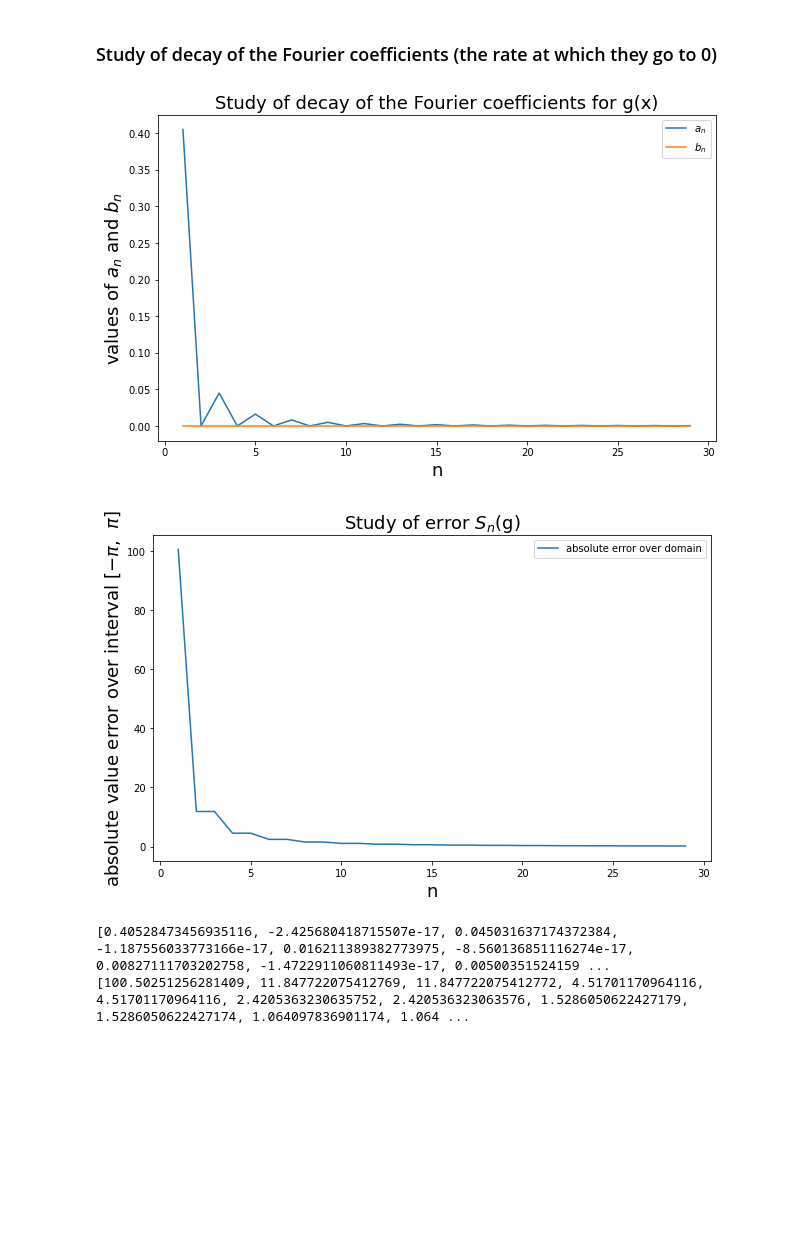
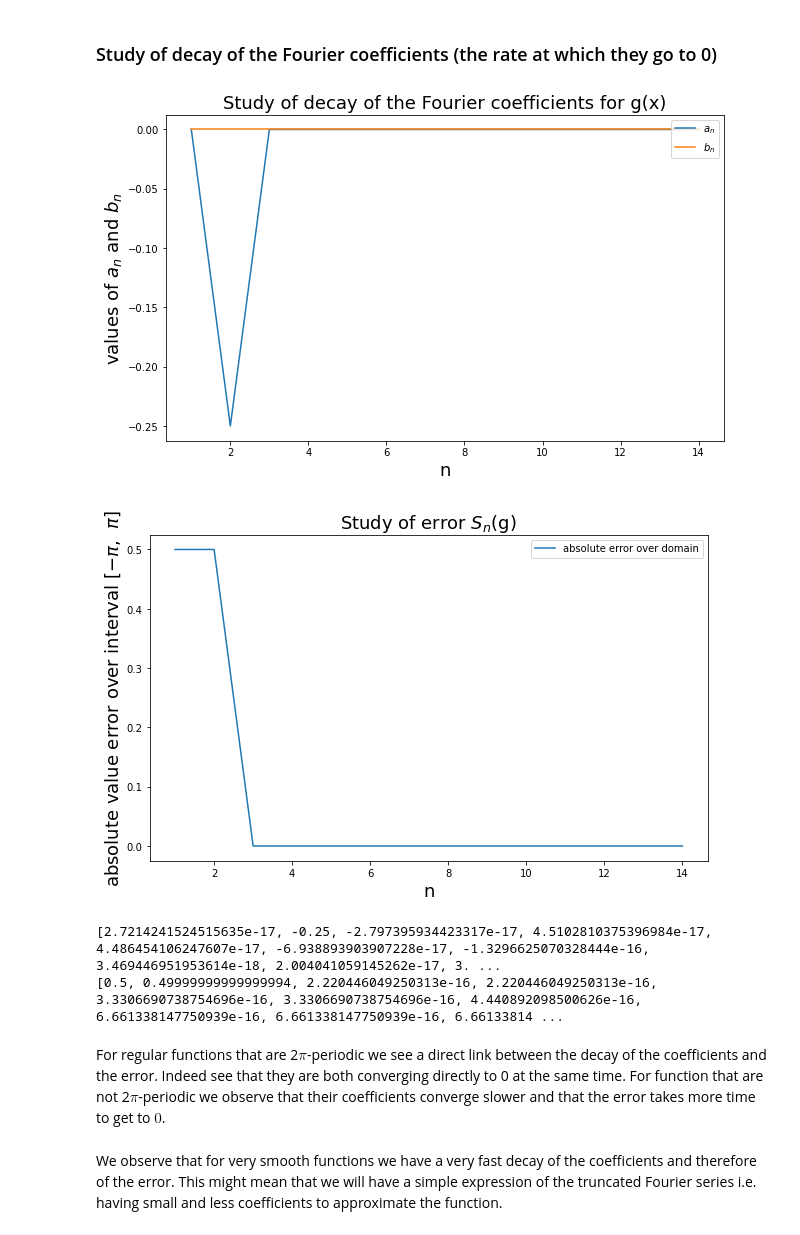
Before and after one commit to Kev1MSL/MAA-106-Project, a Jupyter notebook: Project_Li_Messali.ipynb, the cells around one changed output. Drawn from its saved outputs; the diff is of its cells as text; code cells hidden in the pictures; blank space fills up the shorter version.

```diff
--- a/Project_Li_Messali.ipynb
+++ b/Project_Li_Messali.ipynb
@@ -123,7 +123,7 @@ def truncated_fourier_series(f, x, N):
     temp = a_0
     for i in range(1,N):
         a_i = an_f(f, i)
-        b_i = bn_f(f, i)
+        b_i = bn_f()
         temp += 2*(a_i*np.cos(i*x) + b_i*np.sin(i*x))
     return temp
 
@@ -146,40 +146,48 @@ bn_g(10): 0.0
 # %% [markdown]
 ### Study of decay of the Fourier coefficients (the rate at which they go to 0)
 # %%
-n = 30
+n = 15
 N = np.arange(1, n)
-X = np.linspace(-np.pi, np.pi, 200)
+X = np.linspace(-np.pi, np.pi, 100)
 a_n = list()
 b_n = list()
 error_n = list()
 
+def g(x):
+    return np.sin(x) ** 2
+
 for i in N:
     a_n.append(an_f(g, i))
     b_n.append(bn_f(g, i))
-    error_n.append( sum(np.abs(g(X)-truncated_fourier_series(g, X, i))) )
+    error_n.append( max(np.abs(g(X)-truncated_fourier_series(g, X, i))) )
+    # error_n.append(integrate.quad(lambda x: g(x) - truncated_fourier_series(g, x, i), -np.pi, np.pi)[0])
 
 
 plt.figure(figsize=(10, 6))
 plt.plot(N, a_n, label='$a_n$')
 plt.plot(N, b_n, label='$b_n$')
 plt.xlabel('n', fontsize = 18)
 plt.ylabel('values of $a_n$ and $b_n$', fontsize = 18)
 plt.legend(loc='upper right')
 plt.title('Study of decay of the Fourier coefficients for g(x)', fontsize = 18)
 plt.show()
 
 plt.figure(figsize=(10, 6))
 plt.plot(N, error_n, label='absolute error over domain')
 plt.xlabel('n', fontsize = 18)
 plt.ylabel('absolute value error over interval [$-\pi$,  $\pi$]', fontsize = 18)
 plt.legend(loc='upper right')
 plt.title('Study of error $S_n$(g)', fontsize = 18)
 plt.show()
 
 print(a_n)
 print(error_n)
 # %% [output]
-[figure, old version]
+[figure, new version]
-[figure, old version]
+[figure, new version]
-[0.40528473456935116, -2.425680418715507e-17, 0.045031637174372384, -1.187556033773166e-17, 0.016211389382773975, -8.560136851116274e-17, 0.00827111703202758, -1.4722911060811493e-17, 0.00500351524159 ...
-[100.50251256281409, 11.847722075412769, 11.847722075412772, 4.51701170964116, 4.51701170964116, 2.4205363230635752, 2.420536323063576, 1.5286050622427179, 1.5286050622427174, 1.064097836901174, 1.064 ...
+[2.7214241524515635e-17, -0.25, -2.797395934423317e-17, 4.5102810375396984e-17, 4.486454106247607e-17, -6.938893903907228e-17, -1.3296625070328444e-16, 3.469446951953614e-18, 2.004041059145262e-17, 3. ...
+[0.5, 0.49999999999999994, 2.220446049250313e-16, 2.220446049250313e-16, 3.3306690738754696e-16, 3.3306690738754696e-16, 4.440892098500626e-16, 6.661338147750939e-16, 6.661338147750939e-16, 6.66133814 ...
+# %% [markdown]
+For regular functions that are 2$\pi$-periodic we see a direct link between the decay of the coefficients and the error. Indeed see that they are both converging directly to 0 at the same time. For function that are not 2$\pi$-periodic we observe that their coefficients converge slower and that the error takes more time to get to $0$.
+# %% [markdown]
+We observe that for very smooth functions we have a very fast decay of the coefficients and therefore of the error. This might mean that we will have a simple expression of the truncated Fourier series i.e. having small and less coefficients to approximate the function.
```
